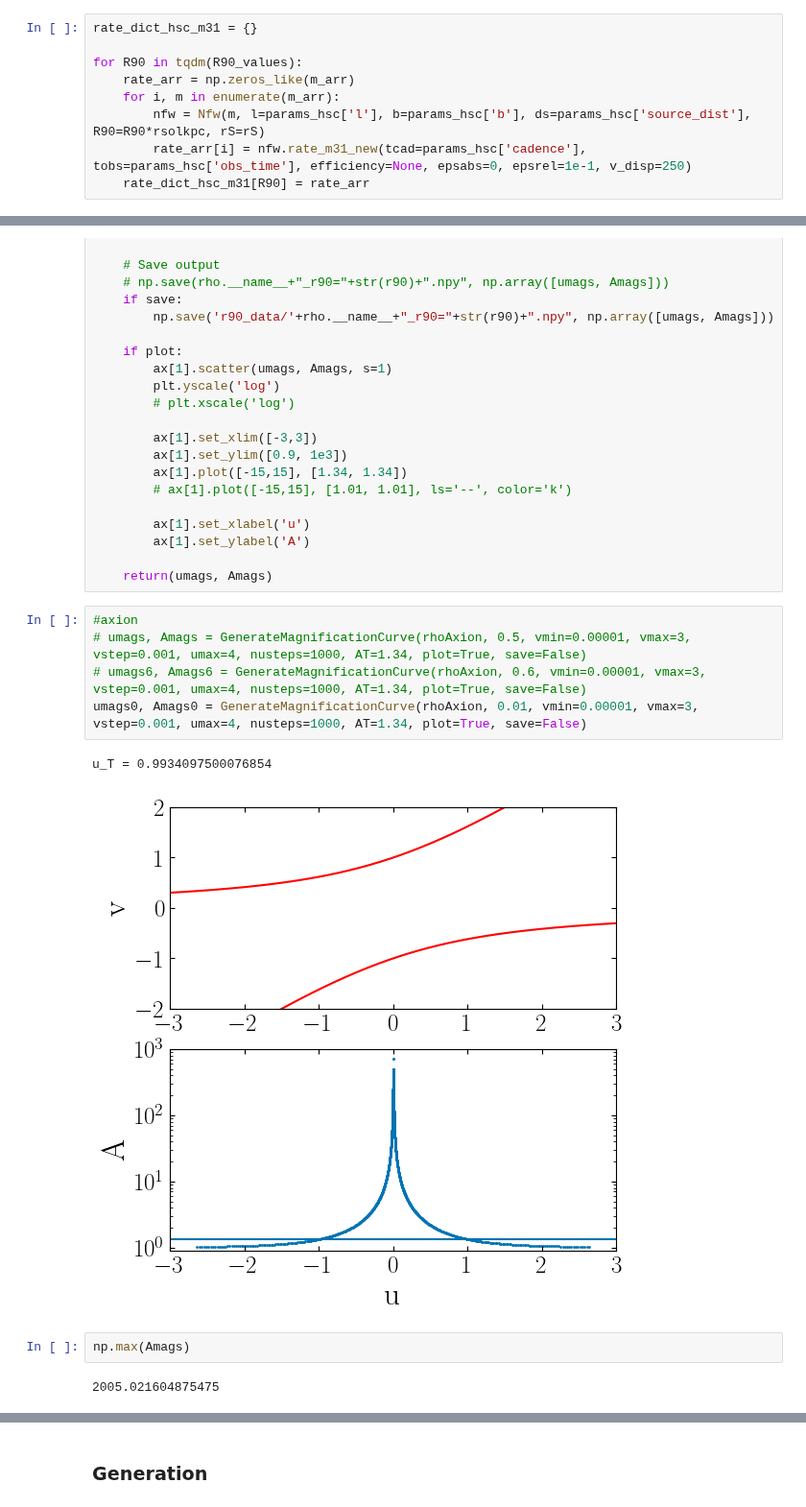
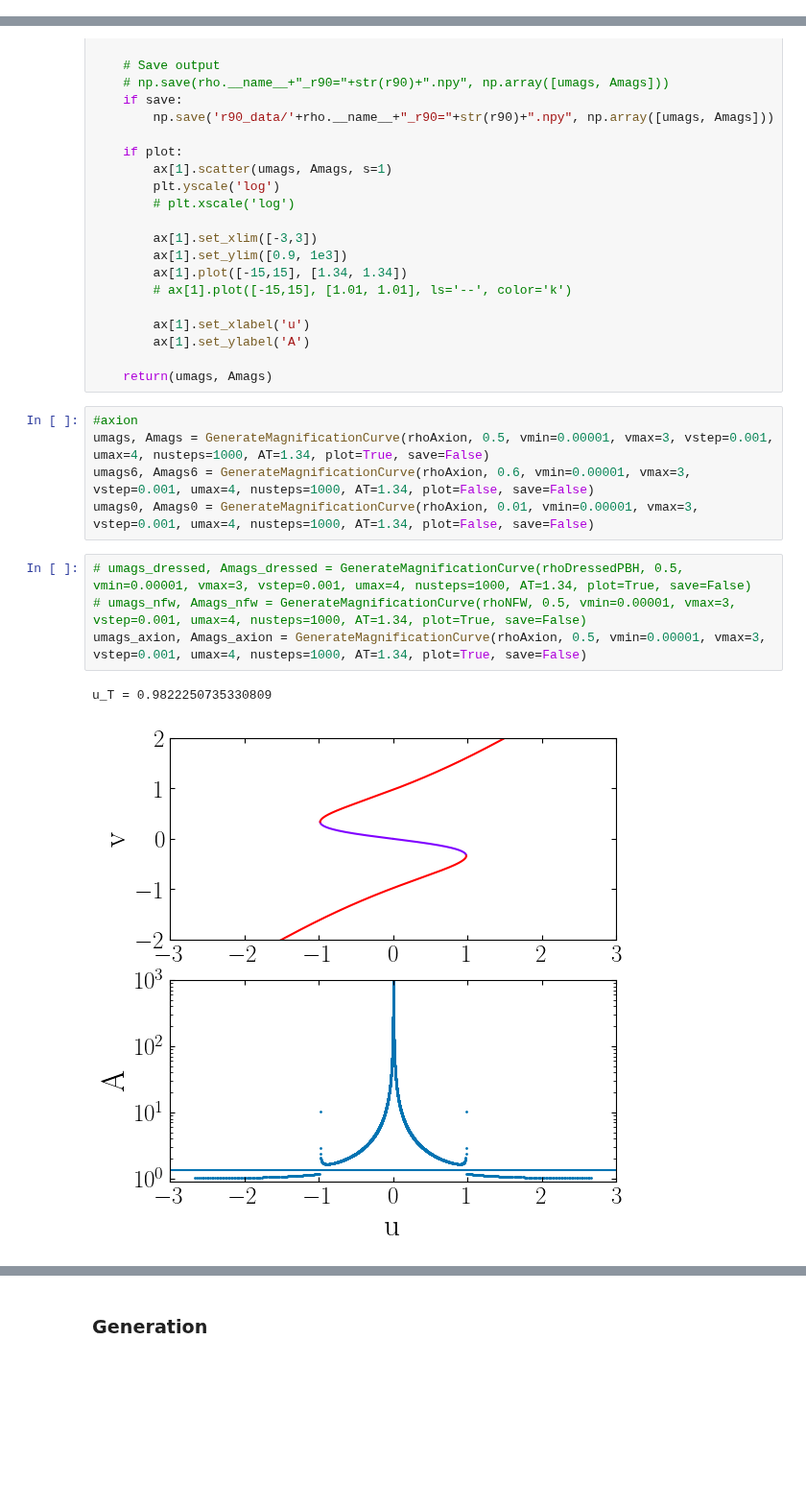
Before and after one commit to NolanSmyth/LensCalcPy, a Jupyter notebook: examples/extended.ipynb, the cells around one changed output, grey strips where cells are left out. Shown at 96% size. Saved outputs shown, nothing was run; the diff lists cells and outputs as text; blank space fills up the shorter version.

```diff
--- a/examples/extended.ipynb
+++ b/examples/extended.ipynb
@@ -666,9 +621,0 @@ for R90 in tqdm(R90_values):
-# %%
-rate_dict_hsc_m31 = {}
-
-for R90 in tqdm(R90_values):
-    rate_arr = np.zeros_like(m_arr)
-    for i, m in enumerate(m_arr):
-        nfw = Nfw(m, l=params_hsc['l'], b=params_hsc['b'], ds=params_hsc['source_dist'], R90=R90*rsolkpc, rS=rS)
-        rate_arr[i] = nfw.rate_m31_new(tcad=params_hsc['cadence'], tobs=params_hsc['obs_time'], efficiency=None, epsabs=0, epsrel=1e-1, v_disp=250)
-    rate_dict_hsc_m31[R90] = rate_arr
@@ -985,13 +877,13 @@ def GenerateMagnificationCurve(rho, r90, vmin=0.00001, vmax=6, vstep=0.001, umax
     return(umags, Amags)
 # %%
 #axion
-# umags, Amags = GenerateMagnificationCurve(rhoAxion, 0.5, vmin=0.00001, vmax=3, vstep=0.001, umax=4, nusteps=1000, AT=1.34, plot=True, save=False)
-# umags6, Amags6 = GenerateMagnificationCurve(rhoAxion, 0.6, vmin=0.00001, vmax=3, vstep=0.001, umax=4, nusteps=1000, AT=1.34, plot=True, save=False)
-umags0, Amags0 = GenerateMagnificationCurve(rhoAxion, 0.01, vmin=0.00001, vmax=3, vstep=0.001, umax=4, nusteps=1000, AT=1.34, plot=True, save=False)
+umags, Amags = GenerateMagnificationCurve(rhoAxion, 0.5, vmin=0.00001, vmax=3, vstep=0.001, umax=4, nusteps=1000, AT=1.34, plot=True, save=False)
+umags6, Amags6 = GenerateMagnificationCurve(rhoAxion, 0.6, vmin=0.00001, vmax=3, vstep=0.001, umax=4, nusteps=1000, AT=1.34, plot=False, save=False)
+umags0, Amags0 = GenerateMagnificationCurve(rhoAxion, 0.01, vmin=0.00001, vmax=3, vstep=0.001, umax=4, nusteps=1000, AT=1.34, plot=False, save=False)
-# %% [output]
-u_T = 0.9934097500076854
-[figure, removed]
-# %%
-np.max(Amags)
-# %% [output]
-2005.021604875475
+# %%
+# umags_dressed, Amags_dressed = GenerateMagnificationCurve(rhoDressedPBH, 0.5, vmin=0.00001, vmax=3, vstep=0.001, umax=4, nusteps=1000, AT=1.34, plot=True, save=False)
+# umags_nfw, Amags_nfw = GenerateMagnificationCurve(rhoNFW, 0.5, vmin=0.00001, vmax=3, vstep=0.001, umax=4, nusteps=1000, AT=1.34, plot=True, save=False)
+umags_axion, Amags_axion = GenerateMagnificationCurve(rhoAxion, 0.5, vmin=0.00001, vmax=3, vstep=0.001, umax=4, nusteps=1000, AT=1.34, plot=True, save=False)
+# %% [output]
+u_T = 0.9822250735330809
+[figure, added]
```
Also changed, not shown: parts of 18 cells of this notebook.
